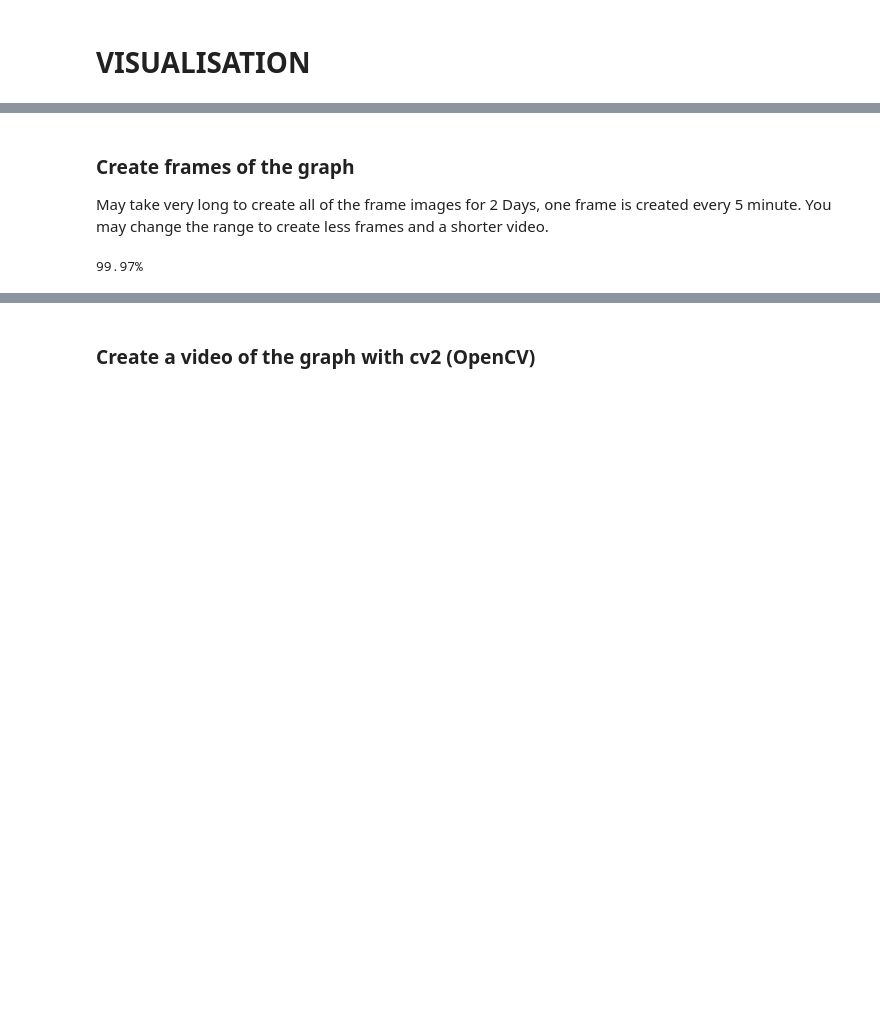
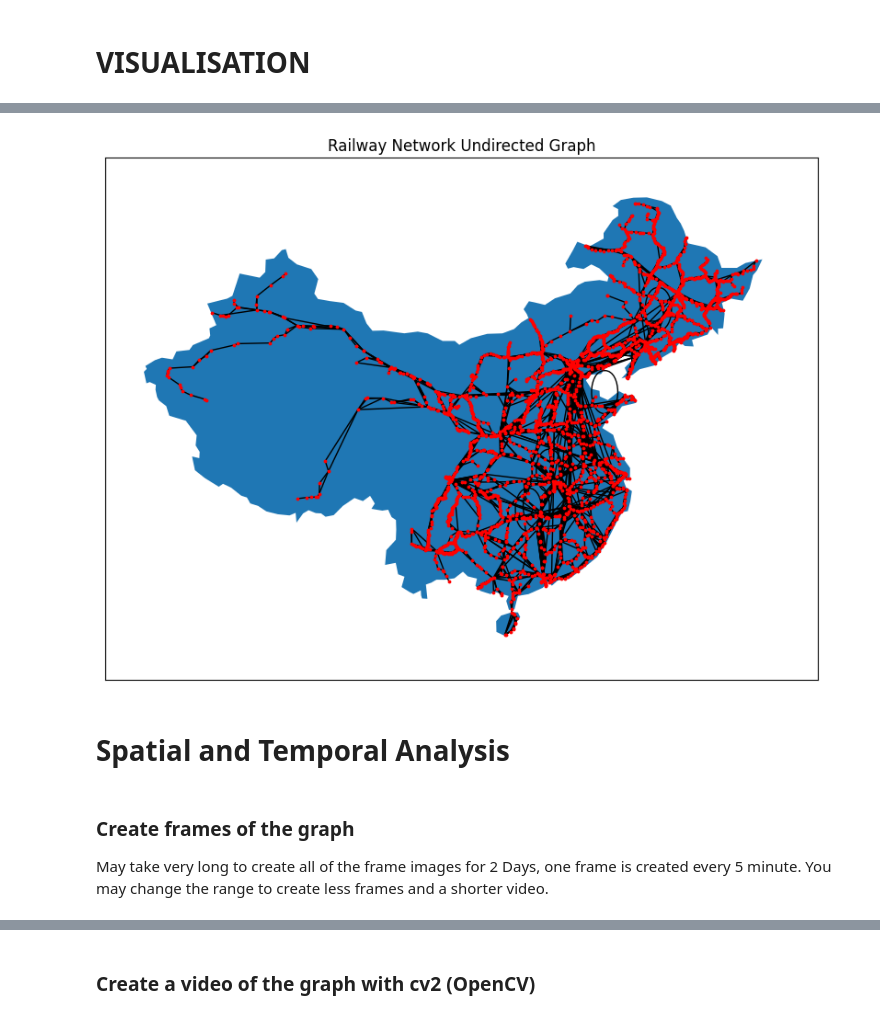
Before and after one commit to airscholar/AlphaTeam, a Jupyter notebook: analysis/Rail.ipynb, the cells around one changed output, grey strips where cells are left out. Cells and saved outputs as stored; diff of their text form; code cells hidden in the pictures; blank space fills up the shorter version.

```diff
--- a/analysis/Rail.ipynb
+++ b/analysis/Rail.ipynb
@@ -0,0 +5,2 @@
+# %%
+networkx, multi_networkx = preprocess('../datasets/Railway.csv', DatasetType.RAILWAY)
@@ -274,29 +82,9 @@ for stations in network:
+# %%
+plt_undirected = plot_static_on_map(networkx, 'Railway Network Undirected Graph', directed=False)
+# %% [output]
+[figure, added]
+# %% [markdown]
+# Spatial and Temporal Analysis
 # %% [markdown]
 ### Create frames of the graph
 May take very long to create all of the frame images for 2 Days, one frame is created every 5 minute. You may change the range to create less frames and a shorter video.
-# %%
-temporal_graphs = []
-for i in range(0, 48*60, 1):
-    G = nx.DiGraph()
-    for u, v, d in G_temp.edges(data=True):
-        if d['start'] <= i and d['end'] >= i:
-            G.add_edge(u, v)
-    #add node positions
-    for u, v in G_temp.nodes(data=True):
-        G.add_node(u, pos=G_temp.nodes[u]['pos'])
-    temporal_graphs.append(G)
-
-    # china.plot(figsize=(10,10))
-    # nx.draw(G, pos=nx.get_node_attributes(G, 'pos'),with_labels=False, node_size=1, node_color='red')
-    # plt.axis('on')
-    # plt.title(f"Temporal Graph at {i//1440}:{(i//60)%24:02d}:{i%60:02d}")
-    # plt.savefig(f"frames/{i}.png")
-    # # plt.show()
-    # plt.close()
-
-    # delete the graph to free up memory
-
-    # print progress bar
-    print(f"\r{i/48/60*100:.2f}%", end="")
-# %% [output]
-99.97%
```
Also changed, not shown: parts of 30 cells of this notebook, 6 other files.
